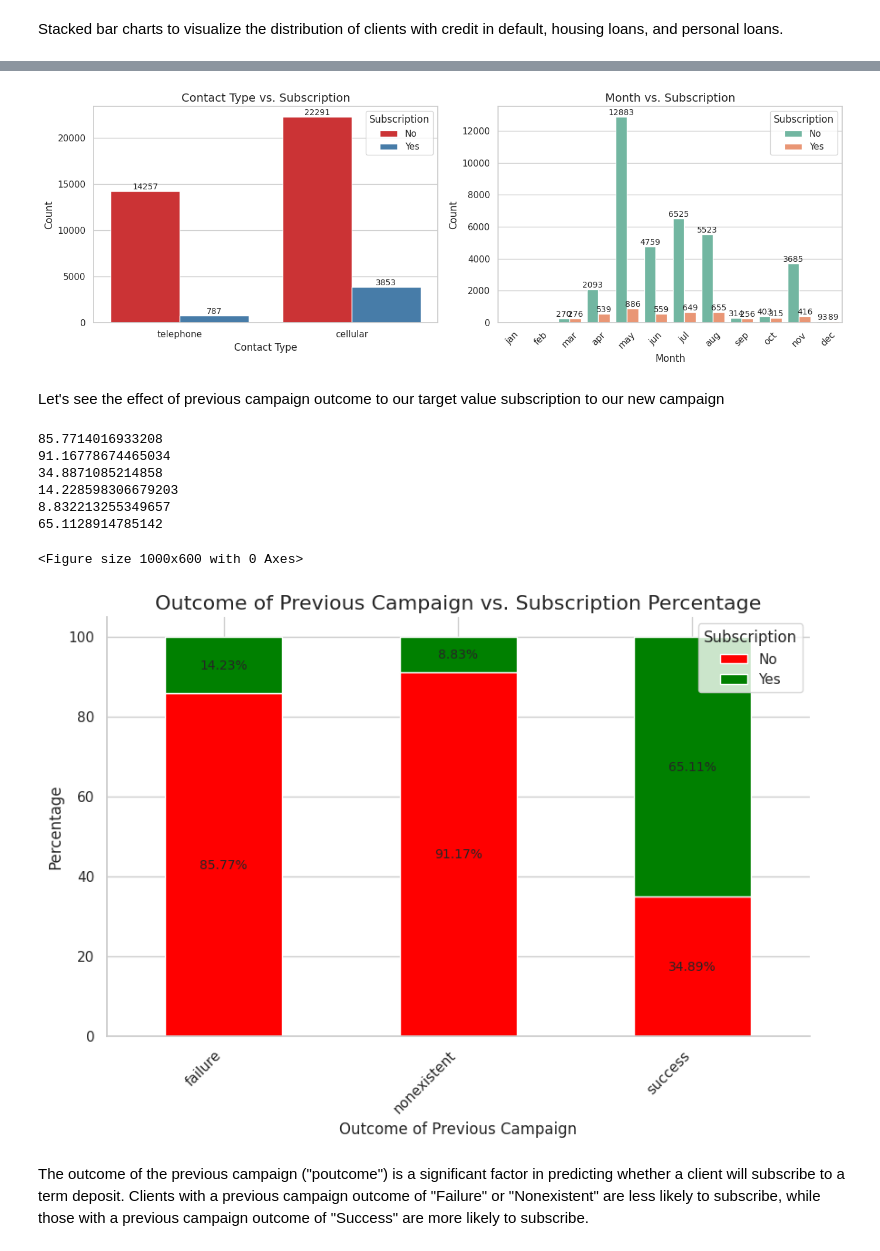
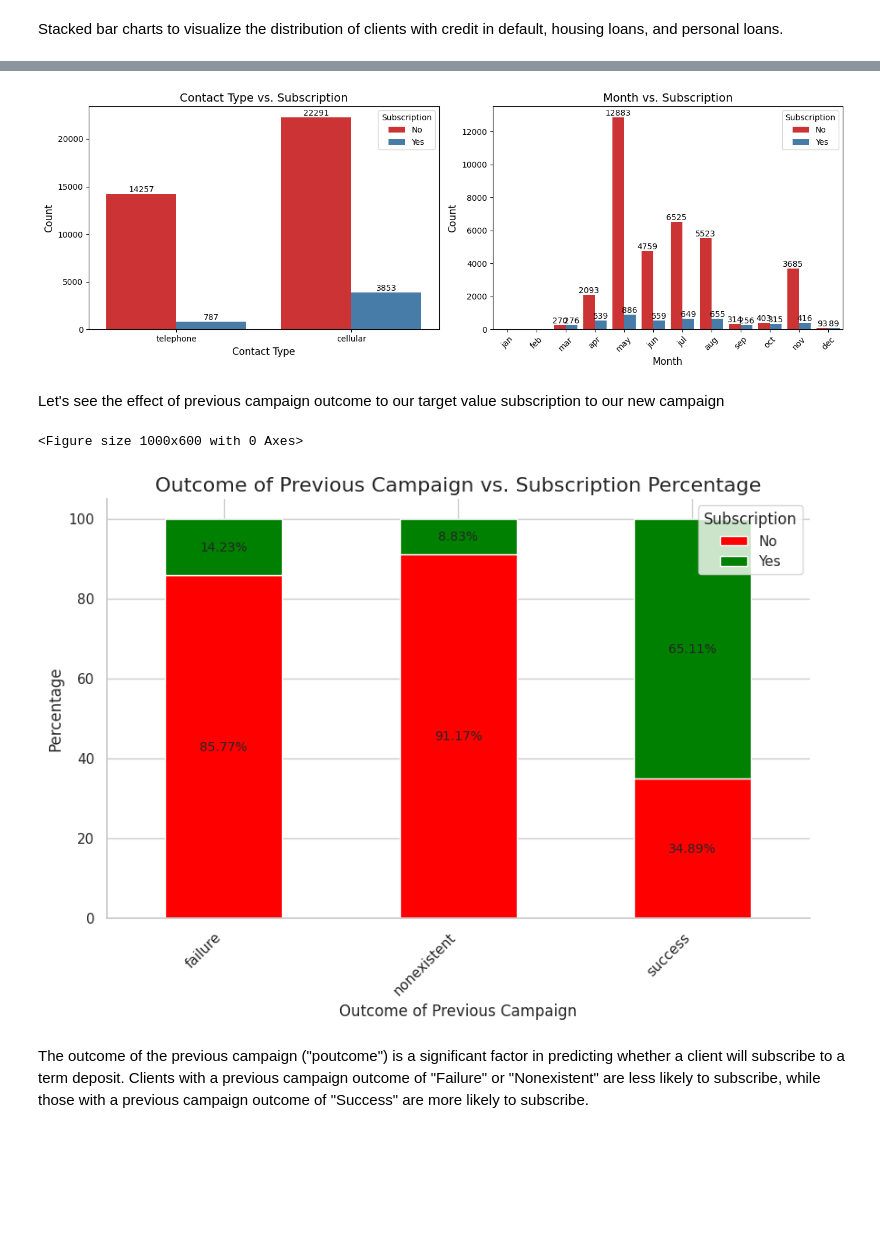
Before and after one commit to melihkurtaran/Bank_Marketing, a Jupyter notebook: TOM_Case.ipynb, the cells around one changed output, grey strips where cells are left out. Drawn from its saved outputs; the diff is of its cells as text; code cells hidden in the pictures; blank space fills up the shorter version.

```diff
--- a/TOM_Case.ipynb
+++ b/TOM_Case.ipynb
@@ -307,35 +315,37 @@ axes[0].legend(title='Subscription', labels=['No', 'Yes'])
 for p in axes[0].patches:
     height = p.get_height()
     if not height:
         continue
     x = p.get_x() + p.get_width() / 2.
     if not pd.isna(height):
         axes[0].annotate(f'{int(height)}', (x, height), ha='center', va='bottom', fontsize=10)
 
 # Plot 2: Month vs. Subscription
-sns.countplot(data=df, x='month', hue='y', order=['jan', 'feb', 'mar', 'apr', 'may', 'jun', 'jul', 'aug', 'sep', 'oct', 'nov', 'dec'], ax=axes[1], palette='Set2')
+sns.countplot(data=df, x='month', hue='y',
+              order=['jan', 'feb', 'mar', 'apr', 'may', 'jun', 'jul', 'aug', 'sep', 'oct', 'nov', 'dec'],
+              ax=axes[1], palette='Set1')
 axes[1].set_title('Month vs. Subscription', fontsize=14)
 axes[1].set_xlabel('Month', fontsize=12)
 axes[1].set_ylabel('Count', fontsize=12)
 axes[1].tick_params(axis='x', rotation=45)
 axes[1].legend(title='Subscription', labels=['No', 'Yes'])
 
 # Annotate counts for Plot 2 (skip NaN values)
 for p in axes[1].patches:
     height = p.get_height()
     if not height:
         continue
     x = p.get_x() + p.get_width() / 2.
     if not pd.isna(height):
         axes[1].annotate(f'{int(height)}', (x, height), ha='center', va='bottom', fontsize=10)
 
 # Adjust spacing
 plt.tight_layout()
 
 # Show the subplots
 plt.show()
 # %% [output]
-[figure, old version]
+[figure, new version]
 # %% [markdown]
 Let's see the effect of previous campaign outcome to our target value subscription to our new campaign
 # %%
@@ -359,17 +369,10 @@ for p in ax.patches:
     x, y = p.get_x(), p.get_y()
     if height > 0:
         ax.annotate(f'{height:.2f}%', (x + width / 2, y + height / 2), ha='center', va='center', fontsize=10)
-        print(height)
 
 plt.show()
 # %% [output]
-85.7714016933208
-91.16778674465034
-34.8871085214858
-14.228598306679203
-8.832213255349657
-65.1128914785142
+<Figure size 1000x600 with 0 Axes>
-<Figure size 1000x600 with 0 Axes>
 [figure]
 # %% [markdown]
 The outcome of the previous campaign ("poutcome") is a significant factor in predicting whether a client will subscribe to a term deposit. Clients with a previous campaign outcome of "Failure" or "Nonexistent" are less likely to subscribe, while those with a previous campaign outcome of "Success" are more likely to subscribe.
```
Also changed, not shown: parts of 29 cells of this notebook.
